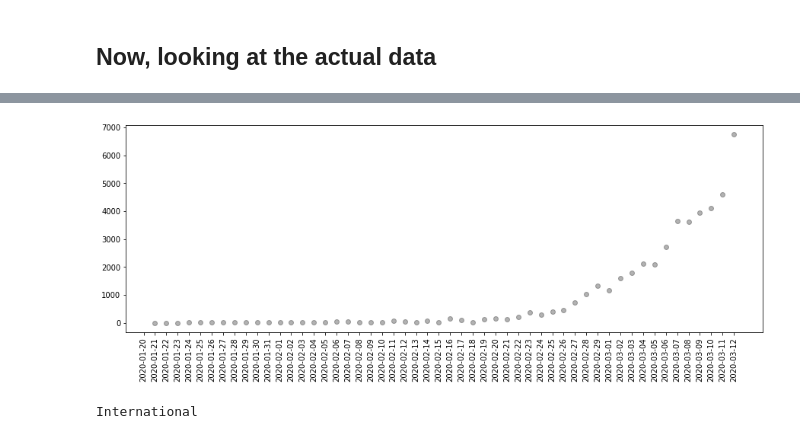
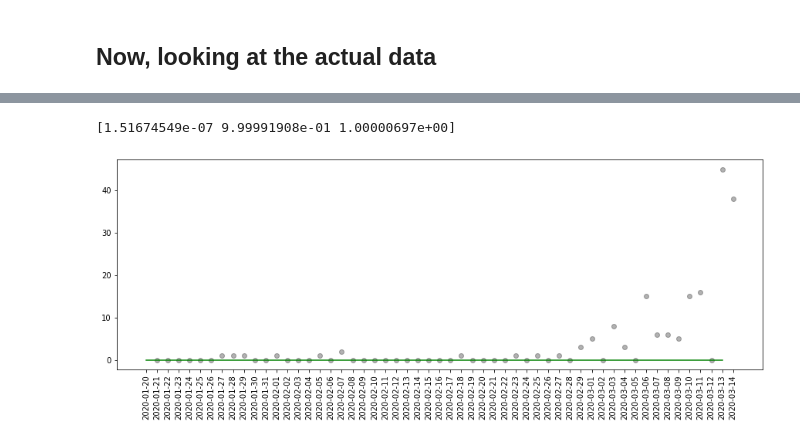
Before and after one commit to ericphamhung/covid-19, a Jupyter notebook: Main-ncov.ipynb, the cells around one changed output, grey strips where cells are left out. Drawn from its saved outputs; the diff is of its cells as text; code cells hidden in the pictures.

```diff
--- a/Main-ncov.ipynb
+++ b/Main-ncov.ipynb
@@ -259,29 +262,39 @@ plt.show()
+# %%
+#guassian function
+def fx(x, a,b,c):
+    return a*np.exp(-(x-b)**2/(2*(c**2)))
 # %%
-# taking derivatives for china
-d1 = df['Total_no_china'].diff()
+
+
+# taking derivatives for specific countries
+d1 = df['Canada'].diff()
 d2 = d1.diff()
 
 plt.figure(figsize=(15,5))
 plt.scatter(y=d1, x=d1.index, c='k', alpha=0.3)
 plt.xticks(rotation=90)
 
 
 
 # SVR poly kernel on the second derivative
 dd1 = d1.reset_index(drop=True)
 dd1 = dd1.dropna()
-X = np.array(dd1.index).reshape(-1,1)
-y = np.array(dd1).reshape(-1,1)
+X = np.array(dd1.index)#.reshape(-1,1)
+y = np.array(dd1)#.reshape(-1,1)
 
 # regression
-clf = SVR(kernel='rbf', C=300, gamma=0.1, epsilon=0.1)
+svr_rbf = SVR(kernel='rbf', C=1e2, gamma=0.1)
+params, params_cov = optimize.curve_fit(fx,X,y)
+print(params)
 
 # plotting line of best fit
 x = np.linspace(0,len(d1)+1,100).reshape(-1,1)
-# plt.plot(x,clf.fit(X,y).predict(x))
+# plt.plot(svr_rbf.fit(X,y).predict(X), c='orange')
+plt.plot(fx(X,*params), c='g')
 
 
 
 plt.show()
 # %% [output]
+[1.51674549e-07 9.99991908e-01 1.00000697e+00]
-[figure, old version]
+[figure, new version]
@@ -340,14 +300,0 @@ pop_table_2 = pop_table_2.append(uk_row, ignore_index=True)
-# %%
-# checks if there are countries in the data that is not in wilipedia
-pop_countries = [c for c in pop_table_2['country']]
-data_countries = [c for c in list(df.columns[:-2])]
-[print(c) for c in data_countries if c not in pop_countries]
-
-# want to normalize based on density
-dfdf = df[data_countries]
-# for country in data_countries:
-#     area_ = pop_table_2[pop_table_2['country']==country]['area']
-#     density_ = pop_table_2[pop_table_2['country']==country]['density']
-#     dfdf[country] = dfdf[country].apply(lambda x: (x / area_))
-# %% [output]
-International
```
Also changed, not shown: parts of 14 cells of this notebook, 4 other files.
